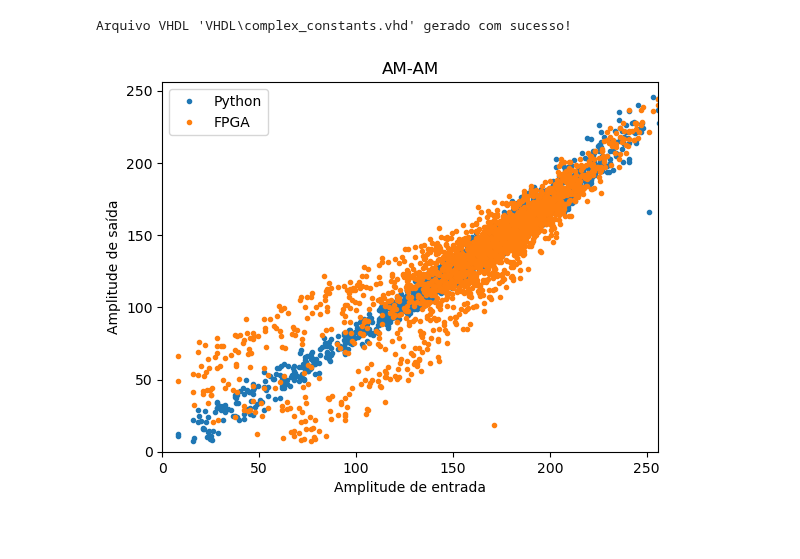
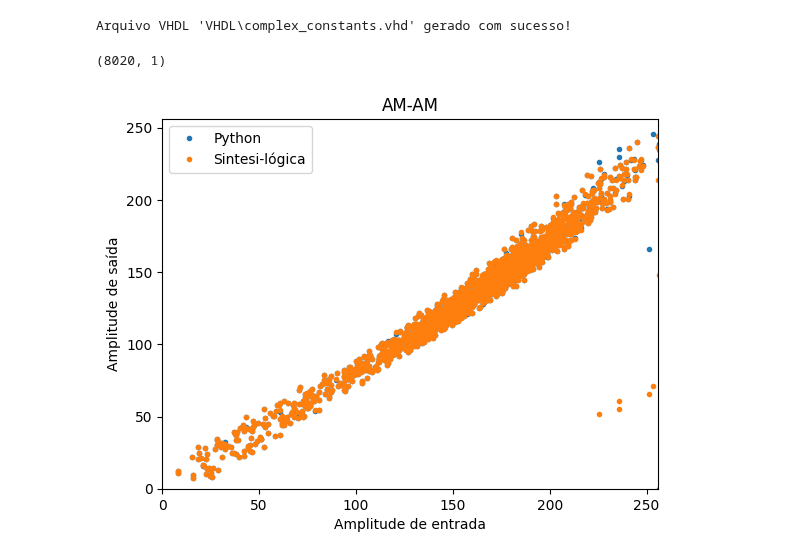
Before and after one commit to Je-Leo-AS/DPD, a Jupyter notebook: at5.ipynb, the cells around one changed output. Cells and saved outputs as stored; diff of their text form; code cells hidden in the pictures; blank space fills up the shorter version.

```diff
--- a/at5.ipynb
+++ b/at5.ipynb
@@ -351,4 +351,4 @@ import pandas as pd
 out_signal = pd.read_csv('simulation_output.txt')
 out_signal = out_signal.astype(complex)
 out_fpga = (out_signal['0'] + out_signal['0j']).values.reshape(-1, 1)
-out_fpga = np.delete(out_fpga, np.where(out_fpga == 0+0j))
+# out_fpga = np.delete(out_fpga, np.where(out_fpga == 0+0j))
@@ -360,14 +355,28 @@ in_val_fixed = np.array(in_val_fixed)
+# %%
+out_fpga.shape
+# %% [output]
+(8020, 1)
+# %%
+for i in range(len( out_fpga)):
+    if out_fpga[i] == predicted_val_fixed_pre[0]:
+        out_fpga= out_fpga[i:]
+        break
+
+predicted_val_fixed_pre = predicted_val_fixed_pre.reshape(-1, 1)
+in_val_fixed = np.array(in_val_fixed)
+
+out_fpga = out_fpga[:predicted_val_fixed_pre.shape[0]]
 # %%
 fig, ax = plt.subplots()
 ax.plot(np.abs(in_val_fixed[M:]), np.abs(predicted_val_fixed_pre), '.', label='Python')
-ax.plot(np.abs(in_val_fixed[:len(out_fpga)]), np.abs(out_fpga[:len(in_val_fixed)]), '.', label='FPGA')
+ax.plot(np.abs(in_val_fixed[M:len(out_fpga) + M]), np.abs(out_fpga[:len(in_val_fixed)]), '.', label='Sintesi-lógica')
 ax.set_xlim([0, 2 ** p_bits])
 ax.set_ylim([0, 2 ** p_bits])
 
 ax.set_xlabel('Amplitude de entrada')
 ax.set_ylabel('Amplitude de saída')
 ax.set_title('AM-AM')
 ax.legend()
 fig.show()
 # %% [output]
-[figure, old version]
+[figure, new version]
```
Also changed, not shown: parts of 4 cells of this notebook.
